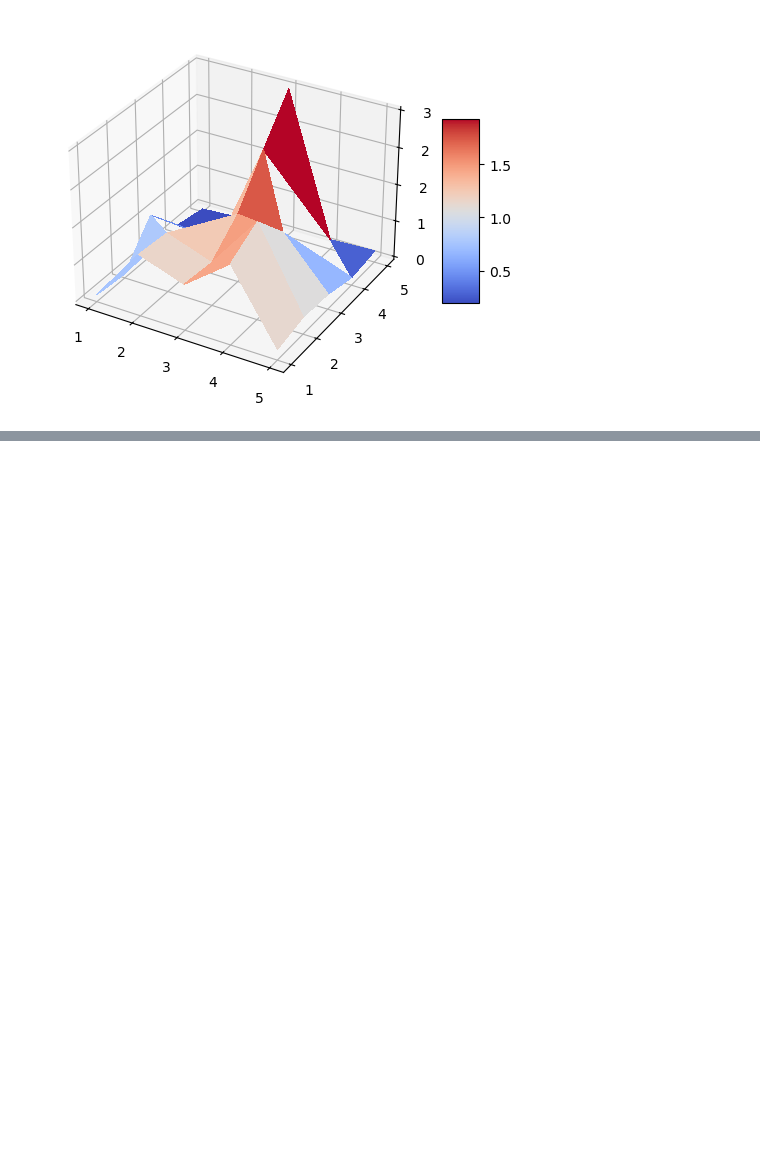
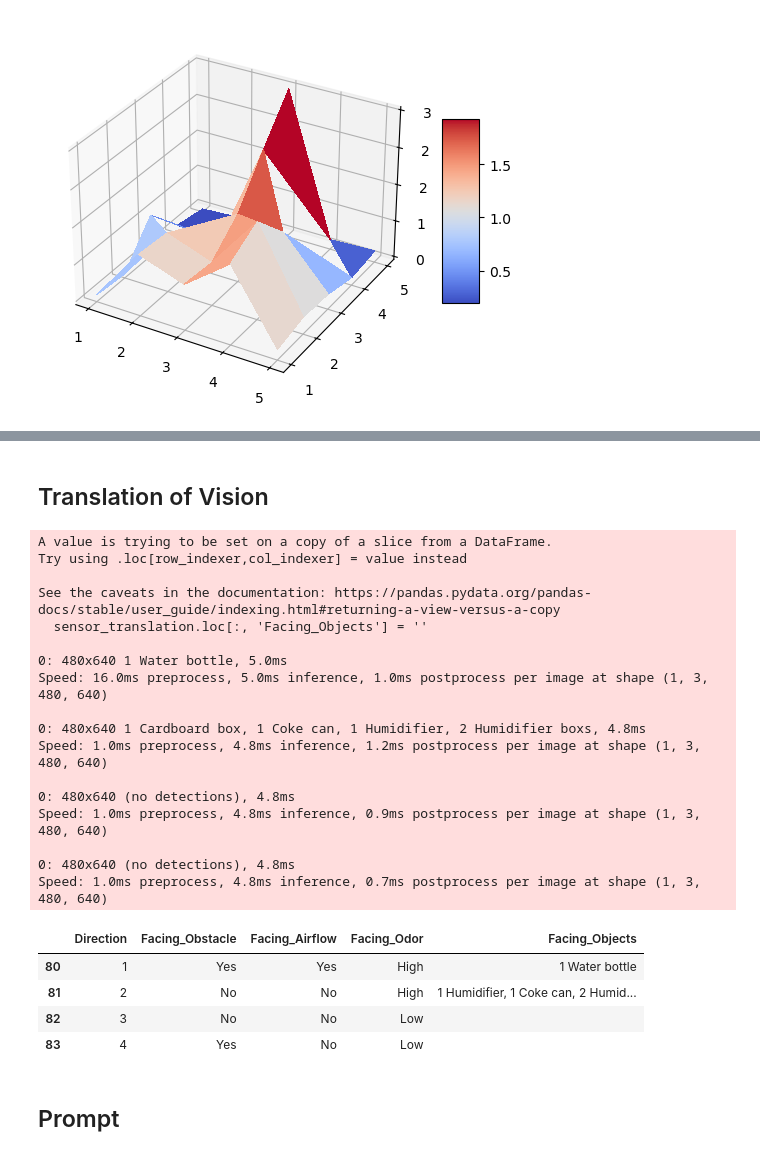
Before and after one commit to SunzidHassan/Research, a Jupyter notebook: 23-24_Automatic-Control-Lab/LLMSim/LLMSim.ipynb, the cells around one changed output, grey strips where cells are left out. Saved outputs shown, nothing was run; the diff lists cells and outputs as text; code cells hidden in the pictures; blank space fills up the shorter version.

```diff
--- a/23-24_Automatic-Control-Lab/LLMSim/LLMSim.ipynb
+++ b/23-24_Automatic-Control-Lab/LLMSim/LLMSim.ipynb
@@ -221,0 +457,52 @@ plt.show()
+# %% [markdown]
+## Translation of Vision
+# %%
+from ultralytics import YOLO
+
+trainedModel = YOLO('/home/sunzid/yolov8/runs/detect/train3/weights/best.pt')
+# %%
+j = 0
+
+sensor_translation.loc[:, 'Facing_Objects'] = ''
+
+vision_folder_path = 'meta_data/'
+
+while j < 4:
+    vision_csv = f'{coordinateX}_{coordinateY}_{j+1}_vision.png'
+    vision_picture_path = glob.glob(vision_folder_path + vision_csv)
+    result = trainedModel(vision_picture_path)
+
+    detected_objects = [trainedModel.names[int(box.cls[0])] for box in result[0].boxes]
+    object_counts = {obj: detected_objects.count(obj) for obj in set(detected_objects)}
+    object_output = ", ".join([f"{count} {obj}" for obj, count in object_counts.items()])
+
+    # sensor_translation[(sensor_translation['x'] == coordinateX) & (sensor_translation['y'] == coordinateY)] = output
+    sensor_translation.iloc[j, 4] = object_output
+
+    j += 1
+sensor_translation
+# %% [output]
+A value is trying to be set on a copy of a slice from a DataFrame.
+Try using .loc[row_indexer,col_indexer] = value instead
+
+See the caveats in the documentation: https://pandas.pydata.org/pandas-docs/stable/user_guide/indexing.html#returning-a-view-versus-a-copy
+  sensor_translation.loc[:, 'Facing_Objects'] = ''
+
+0: 480x640 1 Water bottle, 5.0ms
+Speed: 16.0ms preprocess, 5.0ms inference, 1.0ms postprocess per image at shape (1, 3, 480, 640)
+
+0: 480x640 1 Cardboard box, 1 Coke can, 1 Humidifier, 2 Humidifier boxs, 4.8ms
+Speed: 1.0ms preprocess, 4.8ms inference, 1.2ms postprocess per image at shape (1, 3, 480, 640)
+
+0: 480x640 (no detections), 4.8ms
+Speed: 1.0ms preprocess, 4.8ms inference, 0.9ms postprocess per image at shape (1, 3, 480, 640)
+
+0: 480x640 (no detections), 4.8ms
+Speed: 1.0ms preprocess, 4.8ms inference, 0.7ms postprocess per image at shape (1, 3, 480, 640)
+|  | Direction | Facing_Obstacle | Facing_Airflow | Facing_Odor | Facing_Objects |
+| 80 | 1 | Yes | Yes | High | 1 Water bottle |
+| 81 | 2 | No | No | High | 1 Humidifier, 1 Coke can, 2 Humid... |
+| 82 | 3 | No | No | Low |  |
+| 83 | 4 | Yes | No | Low |  |
+# %% [markdown]
+## Prompt
```
Also changed, not shown: parts of 36 cells of this notebook.
